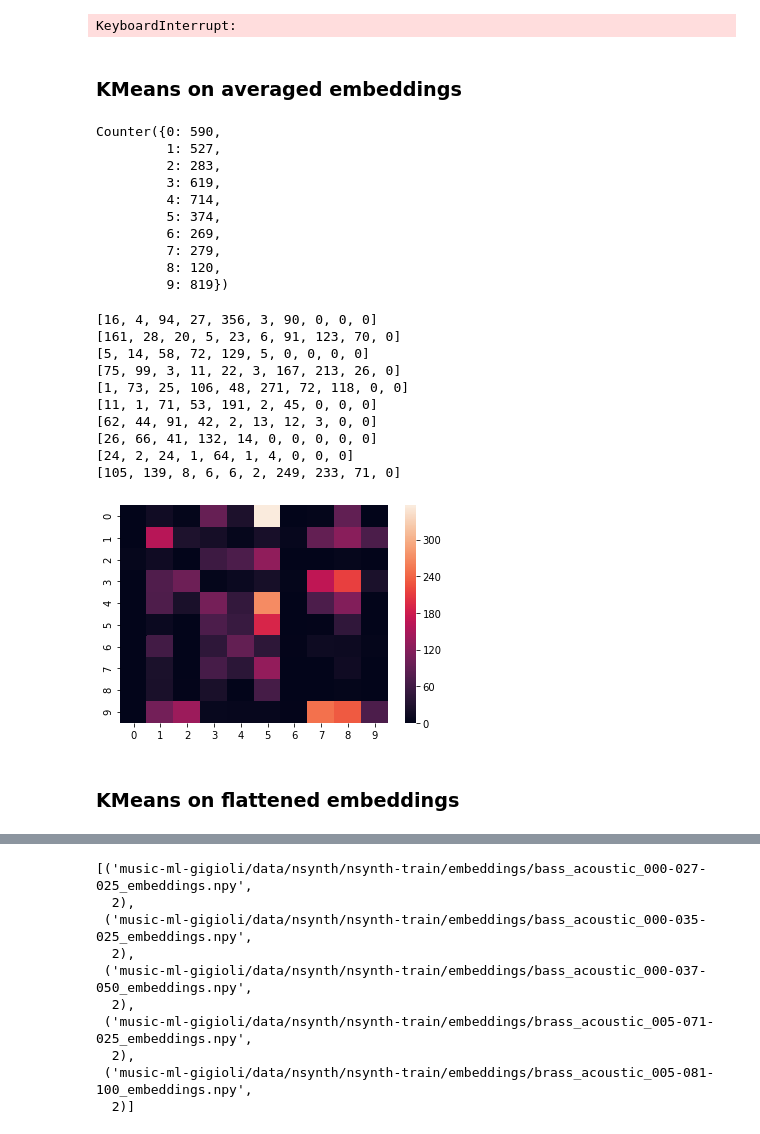
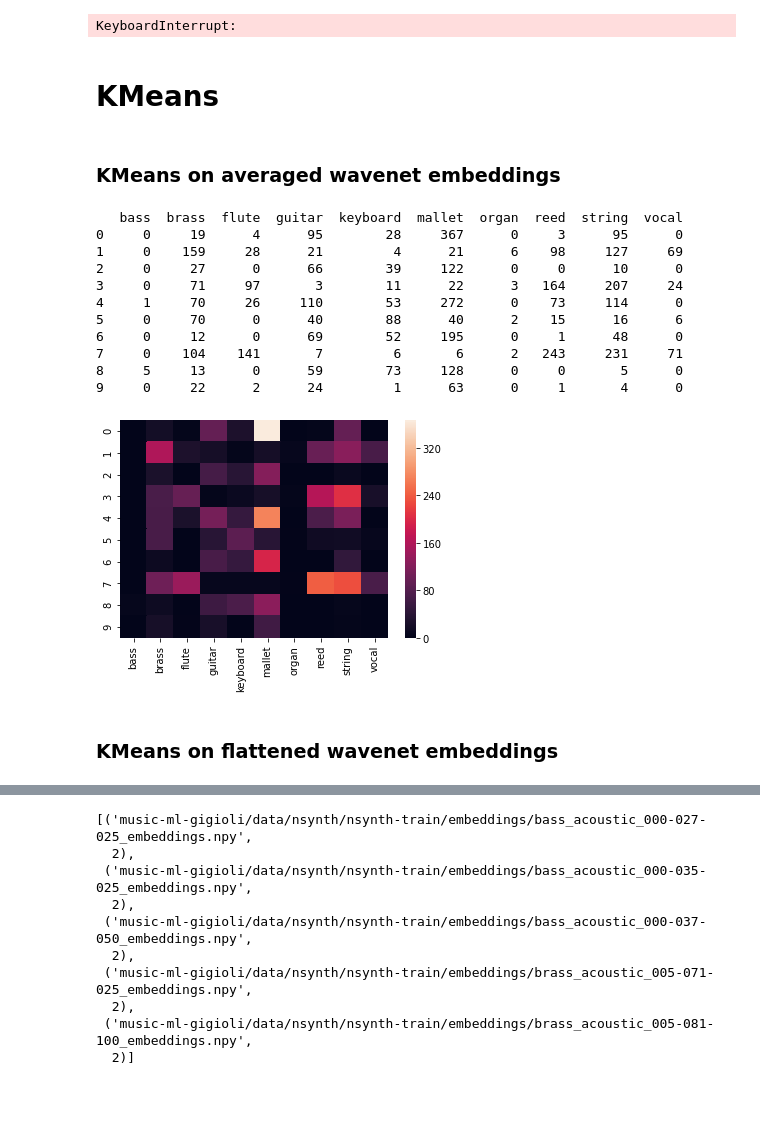
Before and after one commit to pgigioli/music_ml, a Jupyter notebook: clustering.ipynb, the cells around one changed output, grey strips where cells are left out. Cells and saved outputs as stored; diff of their text form; code cells hidden in the pictures; blank space fills up the shorter version.

```diff
--- a/clustering.ipynb
+++ b/clustering.ipynb
@@ -38,7 +45,28 @@ for i in range(len(embeddings)):
         edge_table.append((i, j, dist(embeddings[i], embeddings[j])))
 # %% [output]
 KeyboardInterrupt:
+# %% [markdown]
+# KMeans
+# %%
+def kmeans(features, labels, n_clusters):
+    kmeans = KMeans(n_clusters=n_clusters)
+    clusters = kmeans.fit_predict(features)
+    label_names = sorted(set(labels))
+    results = sorted(zip(clusters, labels), key=lambda x : x [1])
+    results = [[x[1] for x in results if x[0] == i] for i in range(n_clusters)]
+
+    data = []
+    for x in results:
+        cts = Counter(x)
+        for i in label_names:
+            cts[i] = cts.get(i, 0)
+        data.append([cts[i] for i in label_names])
+    data = pd.DataFrame(data, columns=label_names)
+
+    print(data)
+    ax = sns.heatmap(data)
+    return clusters
 # %% [markdown]
-### KMeans on averaged embeddings
+### KMeans on averaged wavenet embeddings
 # %%
 avg_embeddings = np.mean(embeddings, axis=1)
@@ -48,2 +73,15 @@ kmeans = KMeans(n_clusters=n_clusters)
 # %%
-clusters = kmeans.fit_predict(avg_embeddings)
+clusters = kmeans(avg_embeddings, instruments, 10)
+# %% [output]
+   bass  brass  flute  guitar  keyboard  mallet  organ  reed  string  vocal
+0     0     19      4      95        28     367      0     3      95      0
+1     0    159     28      21         4      21      6    98     127     69
+2     0     27      0      66        39     122      0     0      10      0
+3     0     71     97       3        11      22      3   164     207     24
+4     1     70     26     110        53     272      0    73     114      0
+5     0     70      0      40        88      40      2    15      16      6
+6     0     12      0      69        52     195      0     1      48      0
+7     0    104    141       7         6       6      2   243     231     71
+8     5     13      0      59        73     128      0     0       5      0
+9     0     22      2      24         1      63      0     1       4      0
+[figure, added]
@@ -54,13 +87,0 @@ results = sorted(list(zip(fnames, clusters)), key=lambda x : x[1])
-# %%
-Counter(list(zip(*results))[1])
-# %% [output]
-Counter({0: 590,
-         1: 527,
-         2: 283,
-         3: 619,
-         4: 714,
-         5: 374,
-         6: 269,
-         7: 279,
-         8: 120,
-         9: 819})
@@ -71,19 +87,0 @@ instrument_clusters = [[x[1] for x in instrument_clusters if x[0] == i] for i in
-# %%
-data = []
-for x in instrument_clusters:
-    cts = Counter(x)
-    for i in set(instruments):
-        cts[i] = cts.get(i, 0)
-    data.append([cts[i] for i in sorted(set(instruments))])
-    print(list(cts.values()))
-# %% [output]
-[16, 4, 94, 27, 356, 3, 90, 0, 0, 0]
-[161, 28, 20, 5, 23, 6, 91, 123, 70, 0]
-[5, 14, 58, 72, 129, 5, 0, 0, 0, 0]
-[75, 99, 3, 11, 22, 3, 167, 213, 26, 0]
-[1, 73, 25, 106, 48, 271, 72, 118, 0, 0]
-[11, 1, 71, 53, 191, 2, 45, 0, 0, 0]
-[62, 44, 91, 42, 2, 13, 12, 3, 0, 0]
-[26, 66, 41, 132, 14, 0, 0, 0, 0, 0]
-[24, 2, 24, 1, 64, 1, 4, 0, 0, 0]
-[105, 139, 8, 6, 6, 2, 249, 233, 71, 0]
@@ -92,8 +88,4 @@ import seaborn as sns
-# %%
-ax = sns.heatmap(data)
-# %% [output]
-[figure, removed]
 # %% [markdown]
-### KMeans on flattened embeddings
+### KMeans on flattened wavenet embeddings
 # %%
 flattened_embeddings = np.array([x.reshape(-1) for x in embeddings])
```
Also changed, not shown: parts of 23 cells of this notebook, 7 other files.
